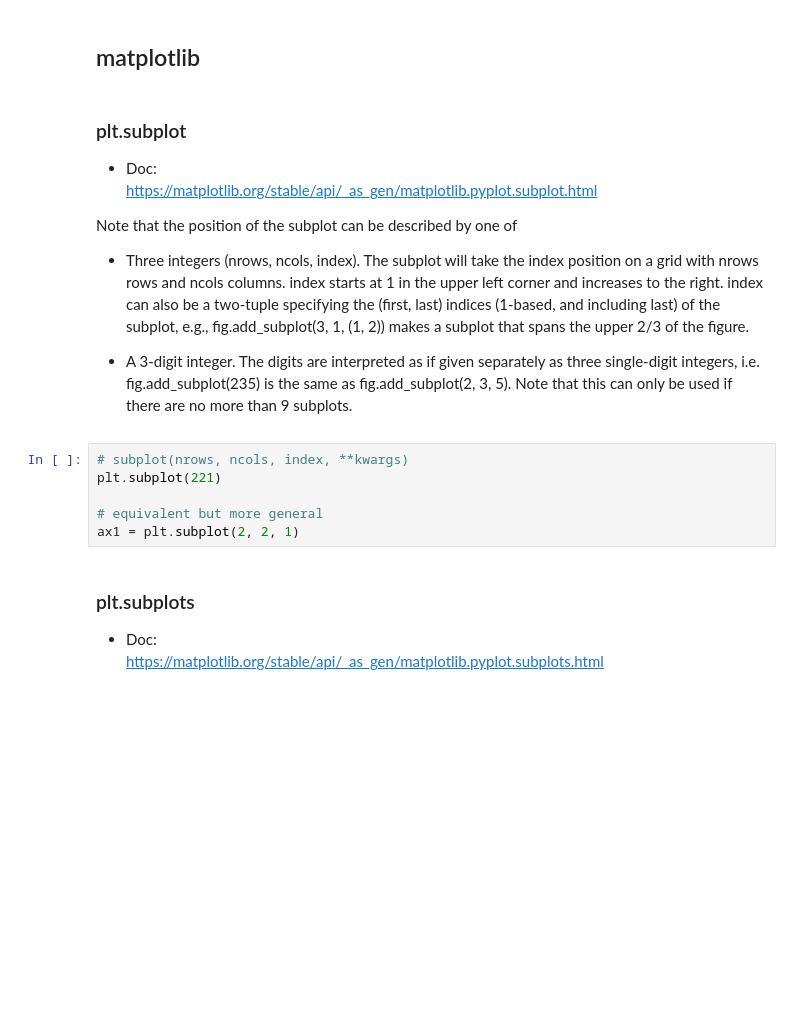
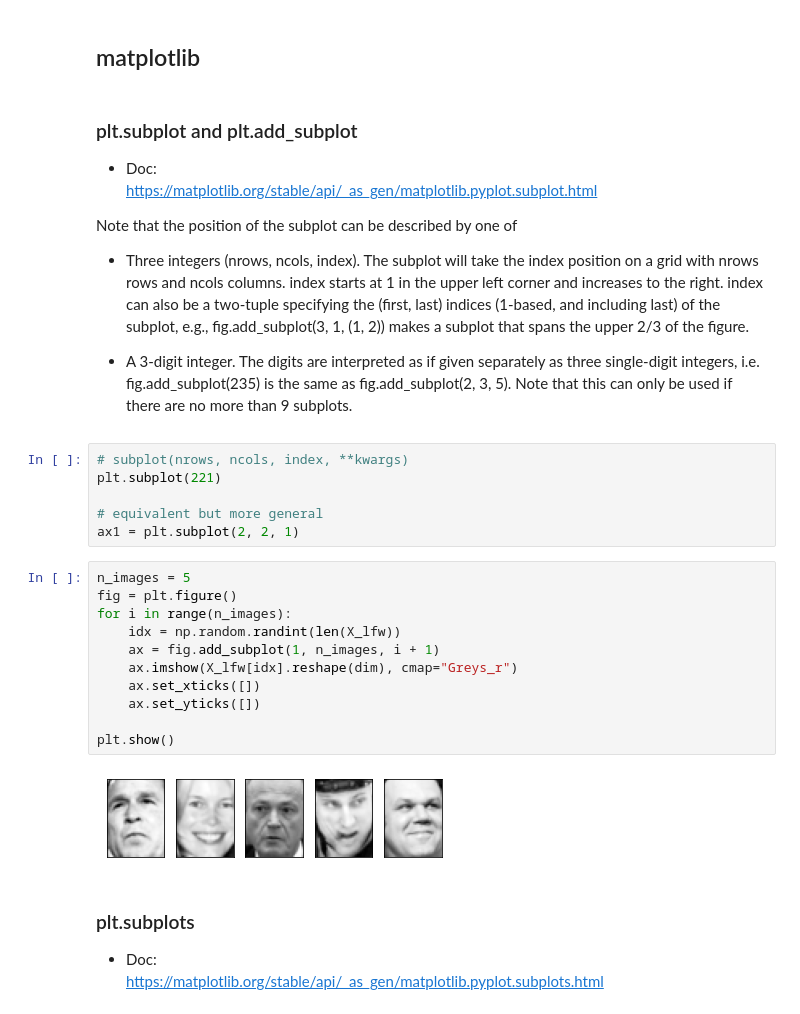
Before and after one commit to chen-xin-94/python_notebooks, a Jupyter notebook: Visualization.ipynb, the cells around one changed output. Drawn from its saved outputs; the diff is of its cells as text; blank space fills up the shorter version.

```diff
--- a/Visualization.ipynb
+++ b/Visualization.ipynb
@@ -444,7 +504,7 @@ def list_show_annotation(dataset, num_images):
 # %% [markdown]
 ## matplotlib
 # %% [markdown]
-### plt.subplot
+### plt.subplot and plt.add_subplot
 - Doc:
 https://matplotlib.org/stable/api/_as_gen/matplotlib.pyplot.subplot.html
 
@@ -459,6 +519,19 @@ plt.subplot(221)
 
 # equivalent but more general
 ax1 = plt.subplot(2, 2, 1)
+# %%
+n_images = 5
+fig = plt.figure()
+for i in range(n_images):
+    idx = np.random.randint(len(X_lfw))
+    ax = fig.add_subplot(1, n_images, i + 1)
+    ax.imshow(X_lfw[idx].reshape(dim), cmap="Greys_r")
+    ax.set_xticks([])
+    ax.set_yticks([])
+
+plt.show()
+# %% [output]
+[figure, added]
 # %% [markdown]
 ### plt.subplots
 
```
Also changed, not shown: parts of 14 cells of this notebook.
